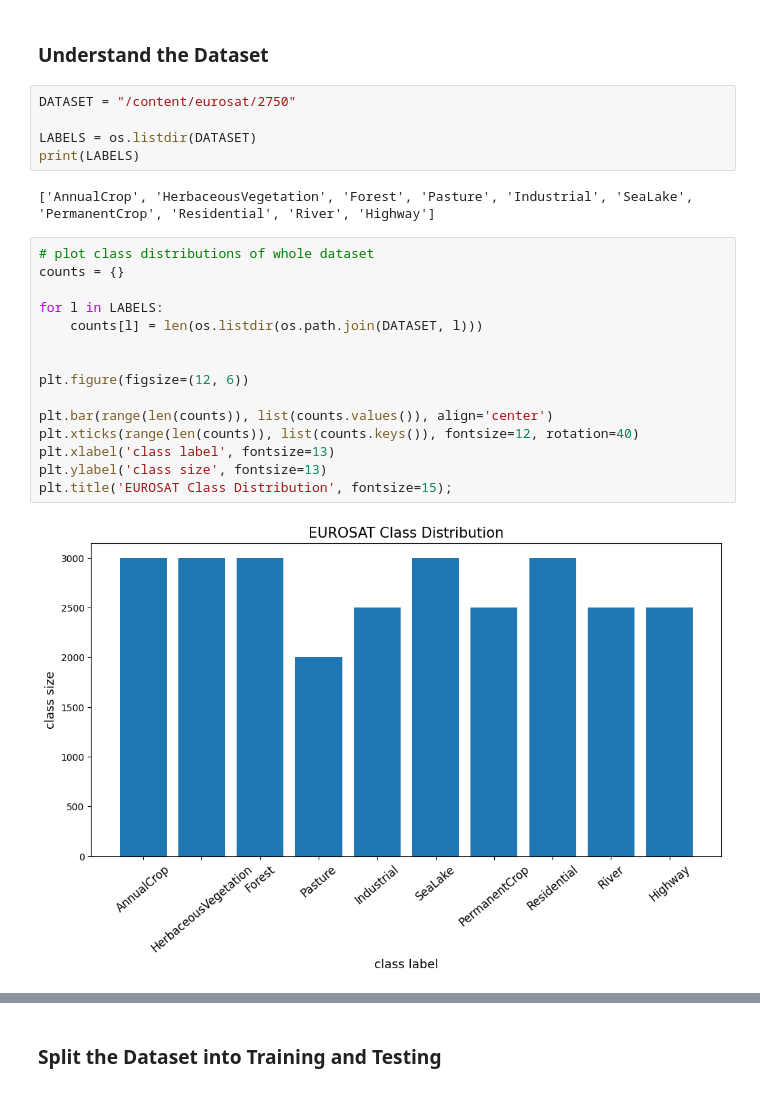
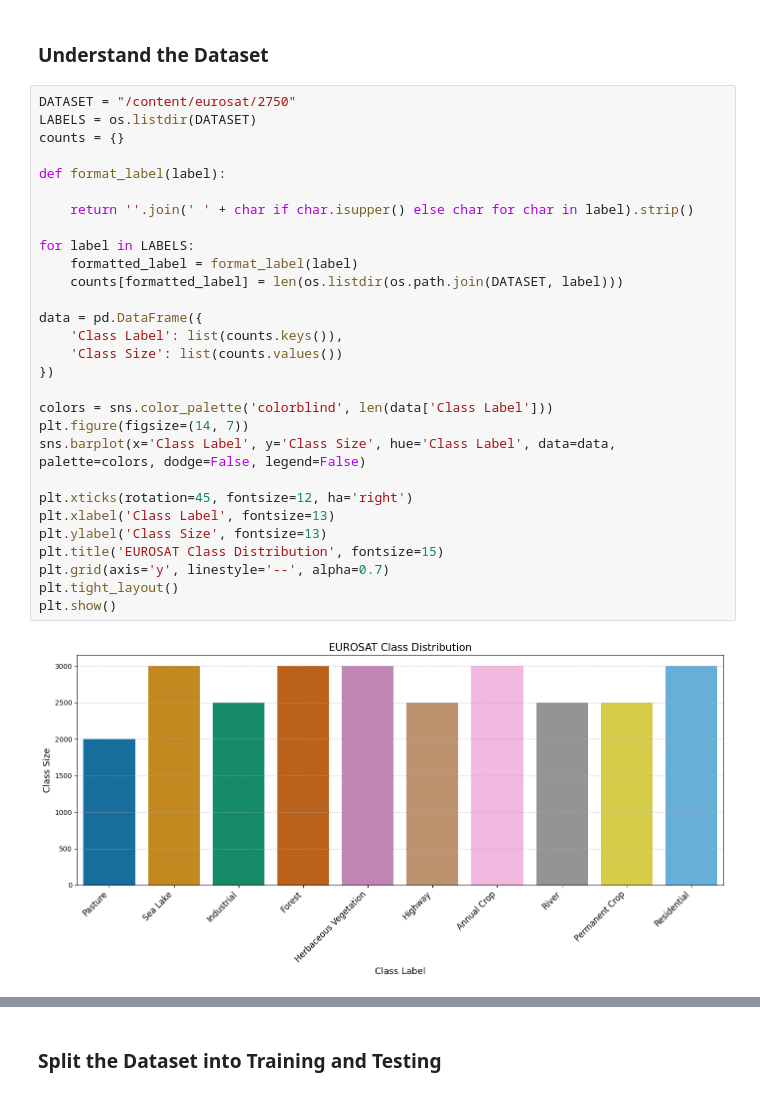
Before and after one commit to skier921/Detecting-and-Mitigating-Malicious-Manipulations-in-Satellite-Imagery, a Jupyter notebook: 01_code/EuroSAT_Classifaction_Watermarking_Detection_Manipulation.ipynb, the cells around one changed output, grey strips where cells are left out. Cells and saved outputs as stored; diff of their text form.

```diff
--- a/01_code/EuroSAT_Classifaction_Watermarking_Detection_Manipulation.ipynb
+++ b/01_code/EuroSAT_Classifaction_Watermarking_Detection_Manipulation.ipynb
@@ -190,28 +192,35 @@ Total labels loaded:  (27000,)
 ### Understand the Dataset
 # %%
 DATASET = "/content/eurosat/2750"
+LABELS = os.listdir(DATASET)
+counts = {}
 
-LABELS = os.listdir(DATASET)
-print(LABELS)
+def format_label(label):
+
+    return ''.join(' ' + char if char.isupper() else char for char in label).strip()
+
+for label in LABELS:
+    formatted_label = format_label(label)
+    counts[formatted_label] = len(os.listdir(os.path.join(DATASET, label)))
+
+data = pd.DataFrame({
+    'Class Label': list(counts.keys()),
+    'Class Size': list(counts.values())
+})
+
+colors = sns.color_palette('colorblind', len(data['Class Label']))
+plt.figure(figsize=(14, 7))
+sns.barplot(x='Class Label', y='Class Size', hue='Class Label', data=data, palette=colors, dodge=False, legend=False)
+
+plt.xticks(rotation=45, fontsize=12, ha='right')
+plt.xlabel('Class Label', fontsize=13)
+plt.ylabel('Class Size', fontsize=13)
+plt.title('EUROSAT Class Distribution', fontsize=15)
+plt.grid(axis='y', linestyle='--', alpha=0.7)
+plt.tight_layout()
+plt.show()
 # %% [output]
-['AnnualCrop', 'HerbaceousVegetation', 'Forest', 'Pasture', 'Industrial', 'SeaLake', 'PermanentCrop', 'Residential', 'River', 'Highway']
+[figure, added]
-# %%
-# plot class distributions of whole dataset
-counts = {}
-
-for l in LABELS:
-    counts[l] = len(os.listdir(os.path.join(DATASET, l)))
-
-
-plt.figure(figsize=(12, 6))
-
-plt.bar(range(len(counts)), list(counts.values()), align='center')
-plt.xticks(range(len(counts)), list(counts.keys()), fontsize=12, rotation=40)
-plt.xlabel('class label', fontsize=13)
-plt.ylabel('class size', fontsize=13)
-plt.title('EUROSAT Class Distribution', fontsize=15);
-# %% [output]
-[figure, removed]
 # %%
 img_paths = [os.path.join(DATASET, l, l+'_1000.jpg') for l in LABELS]
 
```
Also changed, not shown: parts of 27 cells of this notebook, 6 other files.
